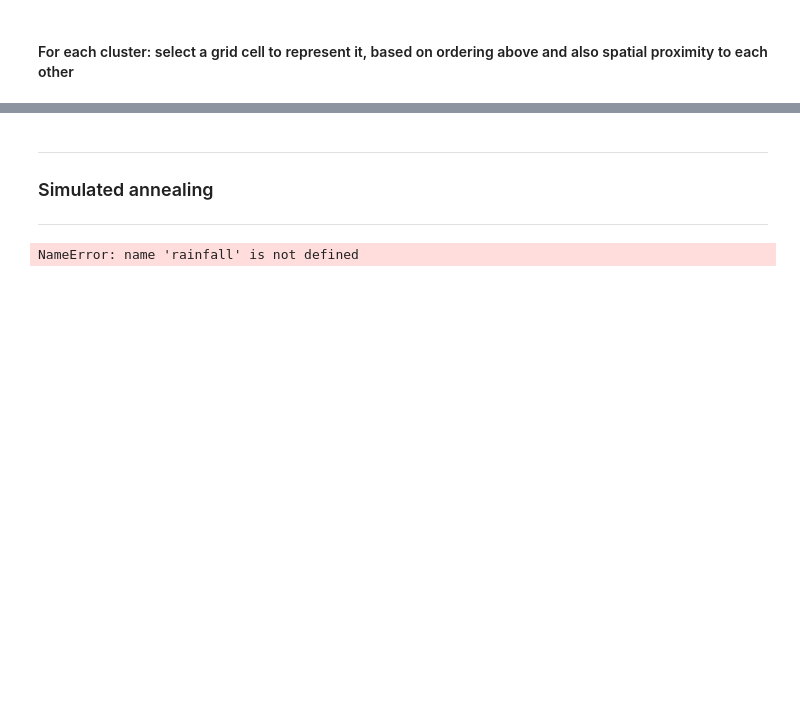
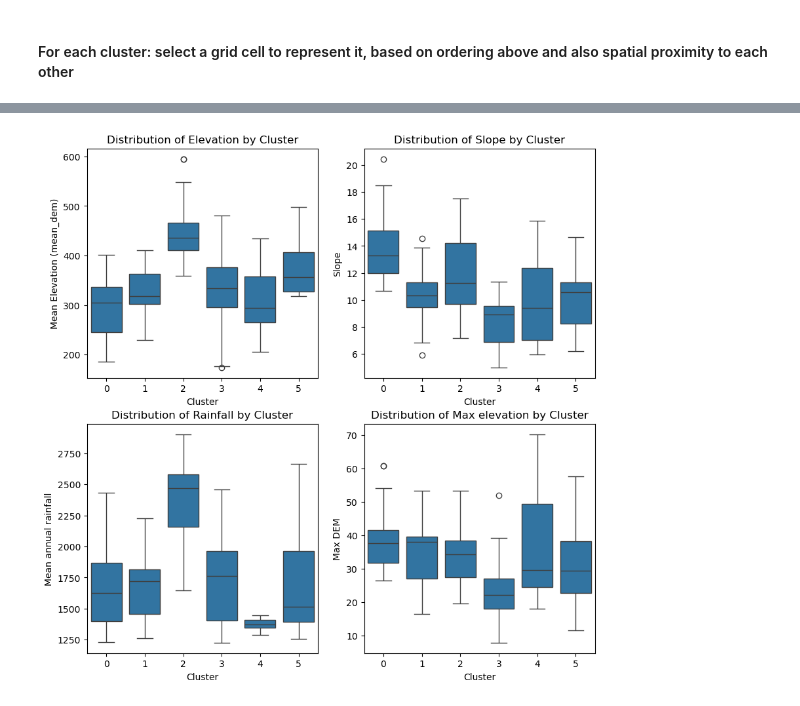
Before and after one commit to masher92/RainGaugeOptimisation, a Jupyter notebook: ClusterAnalysis.ipynb, the cells around one changed output, grey strips where cells are left out. Drawn from its saved outputs; the diff is of its cells as text; code cells hidden in the pictures; blank space fills up the shorter version.

```diff
--- a/ClusterAnalysis.ipynb
+++ b/ClusterAnalysis.ipynb
@@ -829,0 +52,2 @@ len(grid_1km)
+# %%
+rainfall_gdf_merged = gpd.read_file(data_dir+ "Derived/rainfall_gdf_merged.gpkg")
@@ -1043,20 +330,28 @@ ILP                     10        100.0                 2.3          2896.923701
-# %% [markdown]
----
-
-### Simulated annealing
-
----
-# %%
-# simple example
-from sklearn.linear_model import LinearRegression
-
-X = np.column_stack([grid_1km['mean_dem'], grid_1km['mean_slope'], grid_1km['mean_aspect']])
-y = grid_1km['mean_dem']
-
-model = LinearRegression().fit(X, y)
-pred = model.predict(X)
-
-residuals = y - pred
-# %% [output]
-NameError: name 'rainfall' is not defined
+# %%
+import seaborn as sns
+
+fig,axs=plt.subplots(ncols=2, nrows =2, figsize=(10,10))
+axs=axs.flatten()
+sns.boxplot(x=rainfall_gdf_merged['cluster'],y=rainfall_gdf_merged['mean_dem'], ax=axs[0])
+axs[0].set_xlabel("Cluster")
+axs[0].set_ylabel("Mean Elevation (mean_dem)")
+axs[0].set_title("Distribution of Elevation by Cluster");
+
+sns.boxplot(x=rainfall_gdf_merged['cluster'],y=rainfall_gdf_merged['mean_slope'], ax=axs[1])
+axs[1].set_xlabel("Cluster")
+axs[1].set_ylabel("Slope")
+axs[1].set_title("Distribution of Slope by Cluster");
+
+
+sns.boxplot(x=rainfall_gdf_merged['cluster'],y=rainfall_gdf_merged['rainfall'], ax=axs[2])
+axs[2].set_xlabel("Cluster")
+axs[2].set_ylabel("Mean annual rainfall")
+axs[2].set_title("Distribution of Rainfall by Cluster");
+
+sns.boxplot(x=rainfall_gdf_merged['cluster'],y=rainfall_gdf_merged['std_dem'], ax=axs[3])
+axs[3].set_xlabel("Cluster")
+axs[3].set_ylabel("Max DEM")
+axs[3].set_title("Distribution of Max elevation by Cluster");
+# %% [output]
+[figure, added]
 # %%
```
Also changed, not shown: parts of 49 cells of this notebook, 11 other files.
